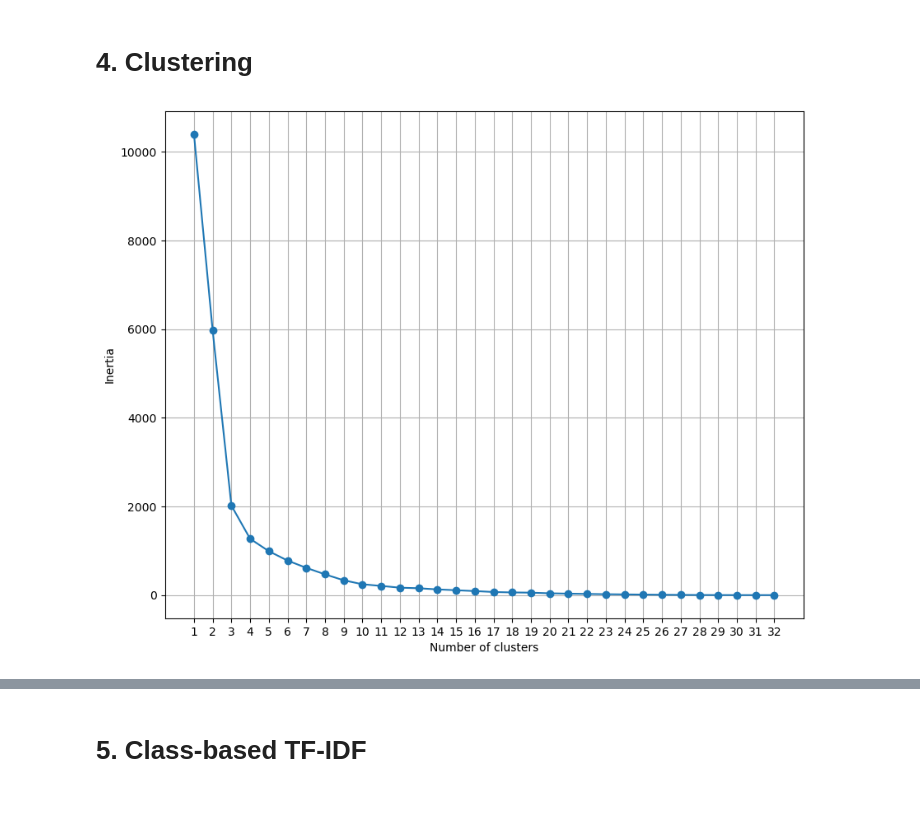
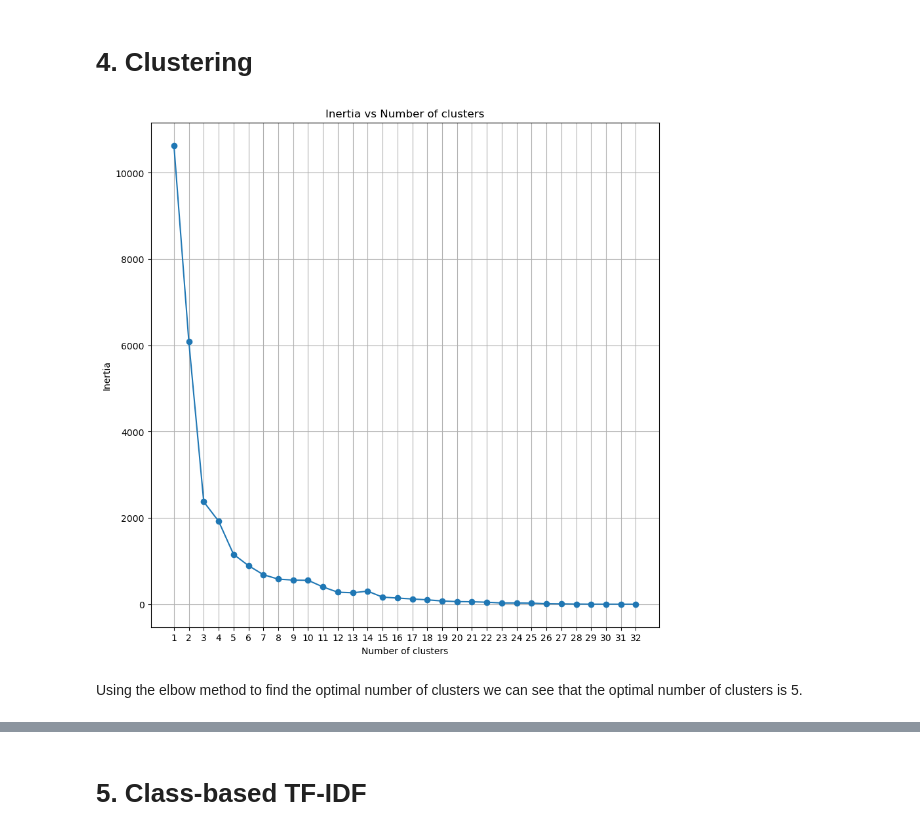
Before and after one commit to Verse1/topic-modeling, a Jupyter notebook: model.ipynb, the cells around one changed output, grey strips where cells are left out. Cells and saved outputs as stored; diff of their text form; code cells hidden in the pictures; blank space fills up the shorter version.

```diff
--- a/model.ipynb
+++ b/model.ipynb
@@ -21,6 +21,8 @@ from sklearn.metrics.pairwise import cosine_similarity
 # %%
 pdf_dir = "./data"
 pdf_files = [f for f in os.listdir(pdf_dir) if f.endswith(".pdf")]
+docsSorted = sorted(pdf_files, key=lambda x: (int(x.split('doc')[1].split('.pdf')[0])))
+pdf_files=docsSorted
 title_abstract_list = []
 # %%
 def extract_title_abstract(pdf_path):
@@ -80,7 +78,7 @@ lemmatizer=WordNetLemmatizer()
 def preprocess_text(text):
     words=word_tokenize(text)
     stop_words = set(stopwords.words('english'))
-    filtered= [lemmatizer.lemmatize(w.lower()) for w in words if not w in stop_words and w.isalpha()]
+    filtered= [lemmatizer.lemmatize(w.lower()) for w in words if not w.lower() in stop_words and w.isalpha()]
     return filtered
 # %% [markdown]
 # 2. Embeddings
@@ -166,10 +163,11 @@ model.train(dataD2VTagged, total_examples=model.corpus_count, epochs=80)
 model.save("DocsSimilarity.model")
 model = Doc2Vec.load("DocsSimilarity.model")
 # %%
-docNum = 29  # Place a number to see which you want
-similar_doc = model.dv.most_similar(str(docNum), topn=3)
-print("Selected Document", docsSorted[docNum-1])
-print("Array Featuring Three Most Similar Docs", similar_doc)
-print("Names of Three Most Similar Documents:", docsSorted[int(similar_doc[0][0])-1] + "  " +
-      docsSorted[int(similar_doc[1][0])-1] + "  " + docsSorted[int(similar_doc[2][0])-1])
+for i in random_indices:
+      docNum = i
+      similar_doc = model.dv.most_similar(str(docNum), topn=3)
+      print("Selected Document", docsSorted[docNum-1])
+      print("Array Featuring Three Most Similar Docs", similar_doc)
+      print("Names of Three Most Similar Documents:", docsSorted[int(similar_doc[0][0])-1] + "  " +
+            docsSorted[int(similar_doc[1][0])-1] + "  " + docsSorted[int(similar_doc[2][0])-1])
 # %% [output]
@@ -201,19 +231,22 @@ df["reduced30D"]=reduced30.tolist()
 # %%
 from sklearn.cluster import KMeans
 intertia=[]
 
 
 for i in range(1,33):
-    KM=KMeans(n_clusters=i).fit(df['reduced2D'].tolist())
+    KM=KMeans(n_clusters=i, n_init="auto").fit(df['reduced2D'].tolist())
     intertia.append(KM.inertia_)
 
-plt.figure(figsize=(10,8))
+plt.figure(figsize=(10,10))
 plt.plot(range(1,33),intertia, marker='o')
 plt.xlabel('Number of clusters')
 plt.ylabel('Inertia')
 plt.xticks(range(1,33))
+plt.title('Inertia vs Number of clusters')
 plt.grid(True)
 plt.show()
 # %% [output]
-[figure, old version]
+[figure, new version]
+# %% [markdown]
+Using the elbow method to find the optimal number of clusters we can see that the optimal number of clusters is 5.
 # %%
```
Also changed, not shown: parts of 15 cells of this notebook, 4 other files.
